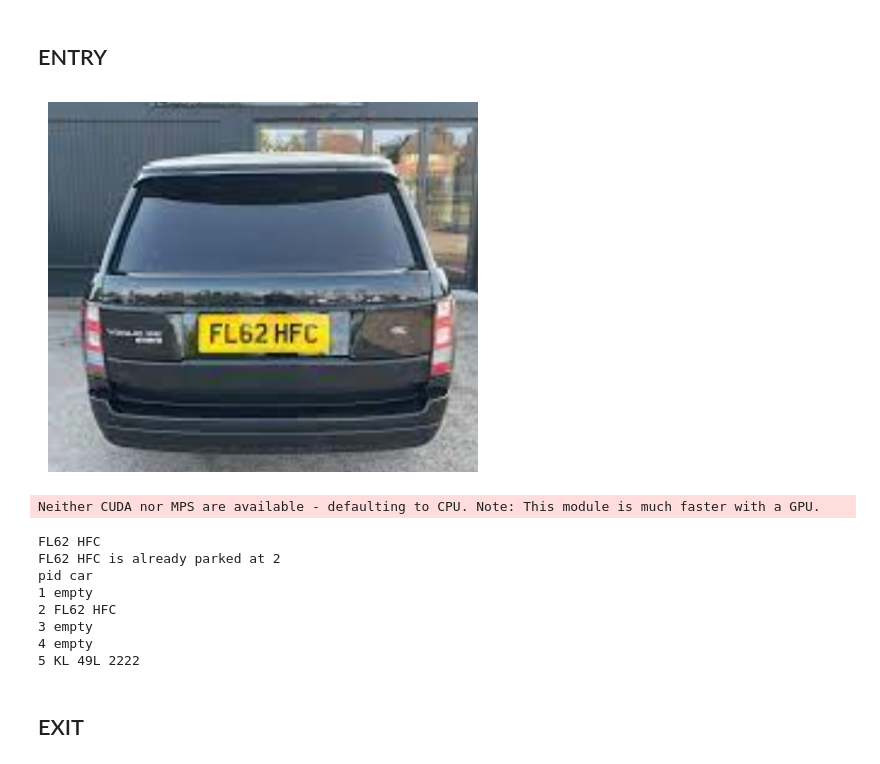
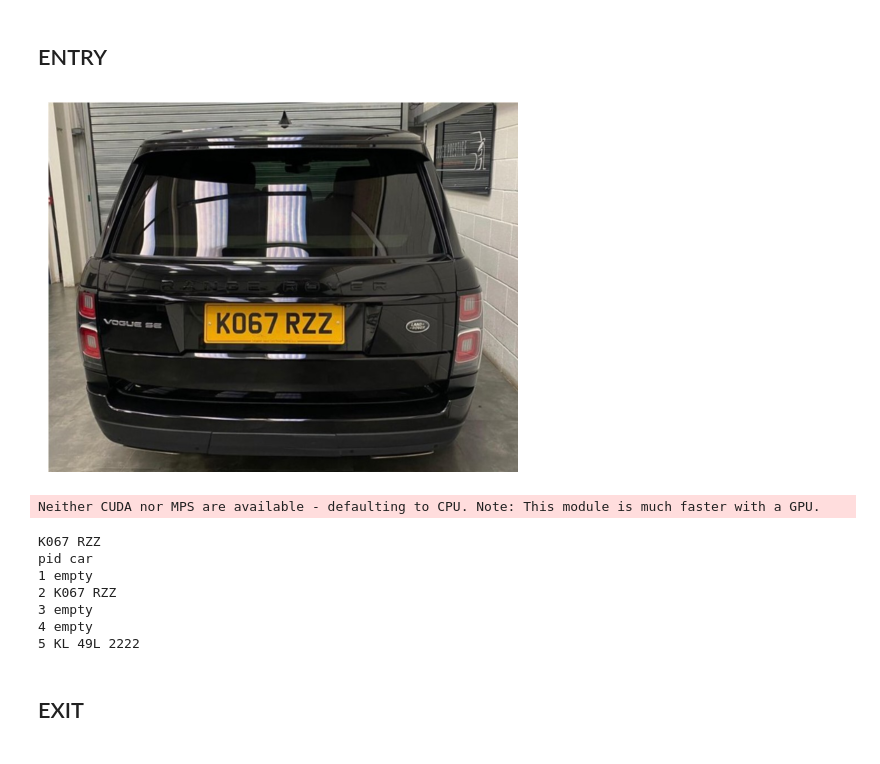
Before and after one commit to HTF-4-0/parking_lot, a Jupyter notebook: scanning_utils/park_illustration.ipynb, the cells around one changed output. Cells and saved outputs as stored; diff of their text form; code cells hidden in the pictures.

```diff
--- a/scanning_utils/park_illustration.ipynb
+++ b/scanning_utils/park_illustration.ipynb
@@ -166,31 +166,29 @@ def image_unpark(image_path):
 # %% [markdown]
 ## ENTRY
 # %%
-i = 1
-
+i = 5
 
 # open the image and display it f"test/car-{i}.jpg" using python
 import matplotlib.pyplot as plt
 import matplotlib.image as mpimg
 
 # Replace 'image_path.jpg' with the path to your image file
 img = mpimg.imread(f"test/car-{i}.jpg")
 plt.imshow(img)
 plt.axis('off')  # Remove axis
 plt.show()
 
 
 
 image_park(f"test/car-{i}.jpg")
 db.view_parking()
 # %% [output]
-[figure, old version]
+[figure, new version]
 Neither CUDA nor MPS are available - defaulting to CPU. Note: This module is much faster with a GPU.
-FL62 HFC
-FL62 HFC is already parked at 2
+K067 RZZ
 pid car
 1 empty
-2 FL62 HFC
+2 K067 RZZ
 3 empty
 4 empty
 5 KL 49L 2222
```
Also changed, not shown: parts of 1 cell of this notebook, 3 other files.
